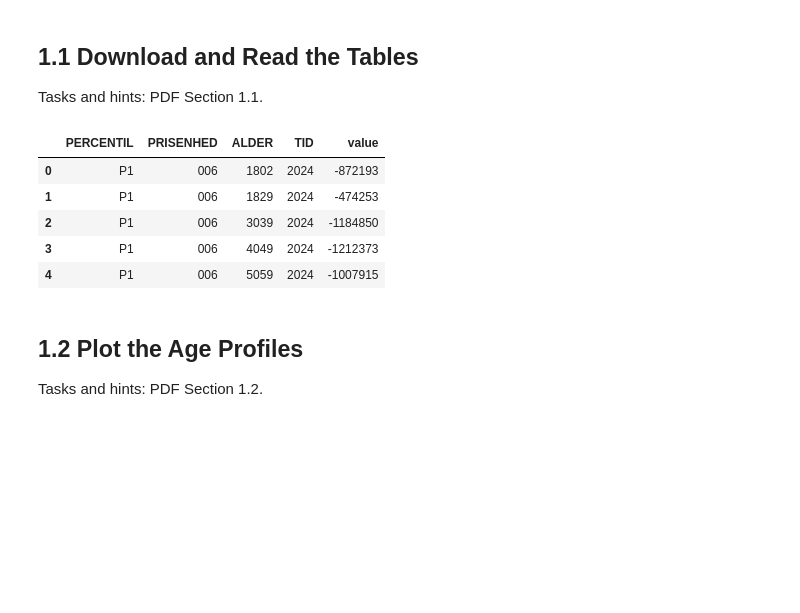
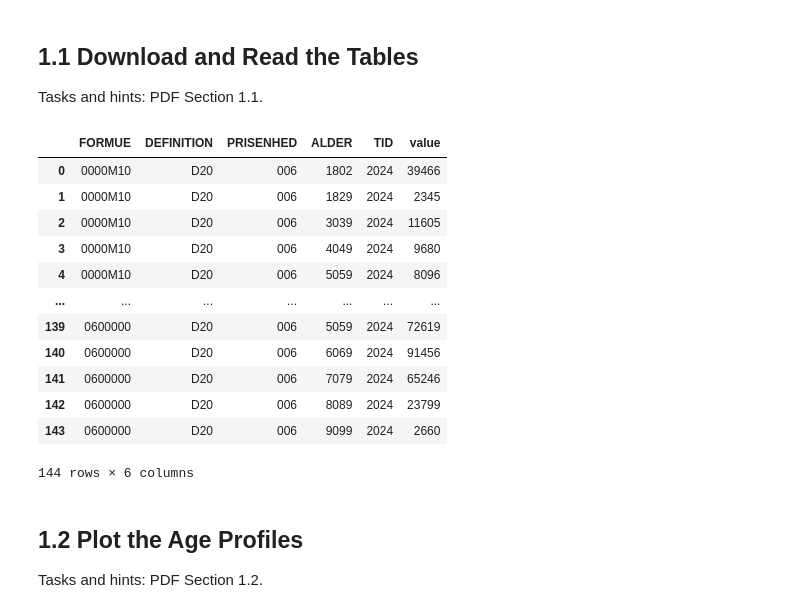
Before and after one commit to MadsHoy/Programming---assignment-1, a Jupyter notebook: DataProject.ipynb, the cells around one changed output. Saved outputs shown, nothing was run; the diff lists cells and outputs as text; code cells hidden in the pictures; blank space fills up the shorter version.

```diff
--- a/DataProject.ipynb
+++ b/DataProject.ipynb
@@ -43,17 +44,22 @@ percentiles.head()
 ## 1.1   Download and Read the Tables
 Tasks and hints: PDF Section 1.1.
 # %%
-settings = dict(PRISENHED='006', ALDER='*', Tid='2024')
-
-percentiles = download('FORMUE16', PERCENTIL='*', **settings)
-percentiles.head()
+counts = download('FORMUE15', FORMUE='*', DEFINITION='D20', **settings)
+display(counts)
 # %% [output]
-|  | PERCENTIL | PRISENHED | ALDER | TID | value |
-| 0 | P1 | 006 | 1802 | 2024 | -872193 |
-| 1 | P1 | 006 | 1829 | 2024 | -474253 |
-| 2 | P1 | 006 | 3039 | 2024 | -1184850 |
-| 3 | P1 | 006 | 4049 | 2024 | -1212373 |
-| 4 | P1 | 006 | 5059 | 2024 | -1007915 |
+|  | FORMUE | DEFINITION | PRISENHED | ALDER | TID | value |
+| 0 | 0000M10 | D20 | 006 | 1802 | 2024 | 39466 |
+| 1 | 0000M10 | D20 | 006 | 1829 | 2024 | 2345 |
+| 2 | 0000M10 | D20 | 006 | 3039 | 2024 | 11605 |
+| 3 | 0000M10 | D20 | 006 | 4049 | 2024 | 9680 |
+| 4 | 0000M10 | D20 | 006 | 5059 | 2024 | 8096 |
+| ... | ... | ... | ... | ... | ... | ... |
+| 139 | 0600000 | D20 | 006 | 5059 | 2024 | 72619 |
+| 140 | 0600000 | D20 | 006 | 6069 | 2024 | 91456 |
+| 141 | 0600000 | D20 | 006 | 7079 | 2024 | 65246 |
+| 142 | 0600000 | D20 | 006 | 8089 | 2024 | 23799 |
+| 143 | 0600000 | D20 | 006 | 9099 | 2024 | 2660 |
+144 rows × 6 columns
 # %% [markdown]
 ## 1.2   Plot the Age Profiles
 Tasks and hints: PDF Section 1.2.
```
Also changed, not shown: parts of 8 cells of this notebook, 1 other file.
